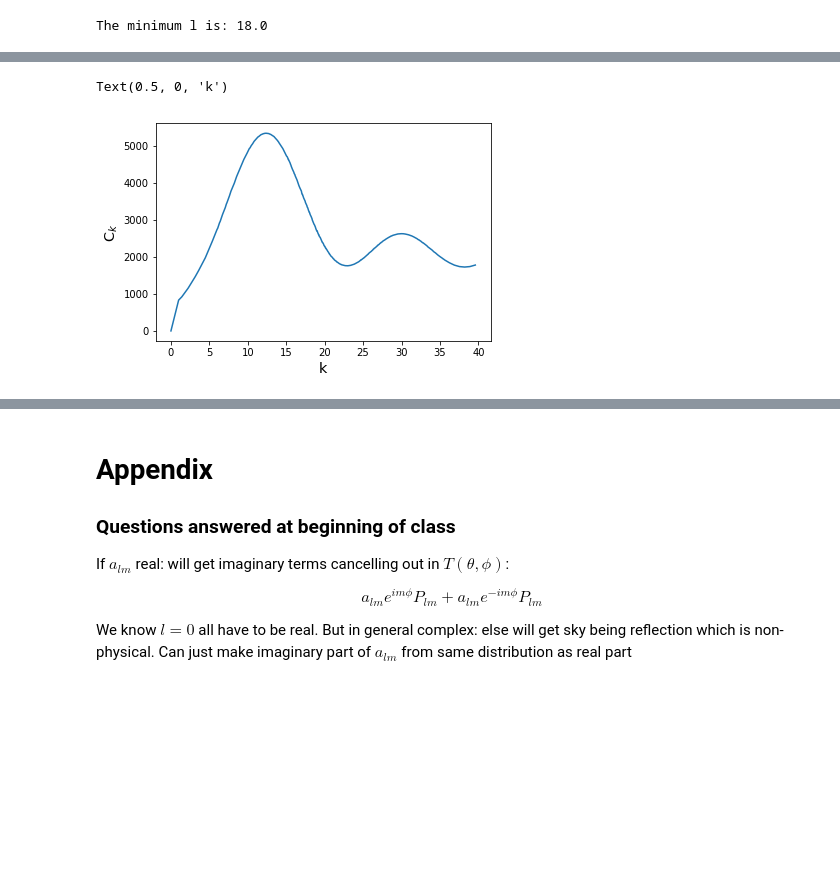
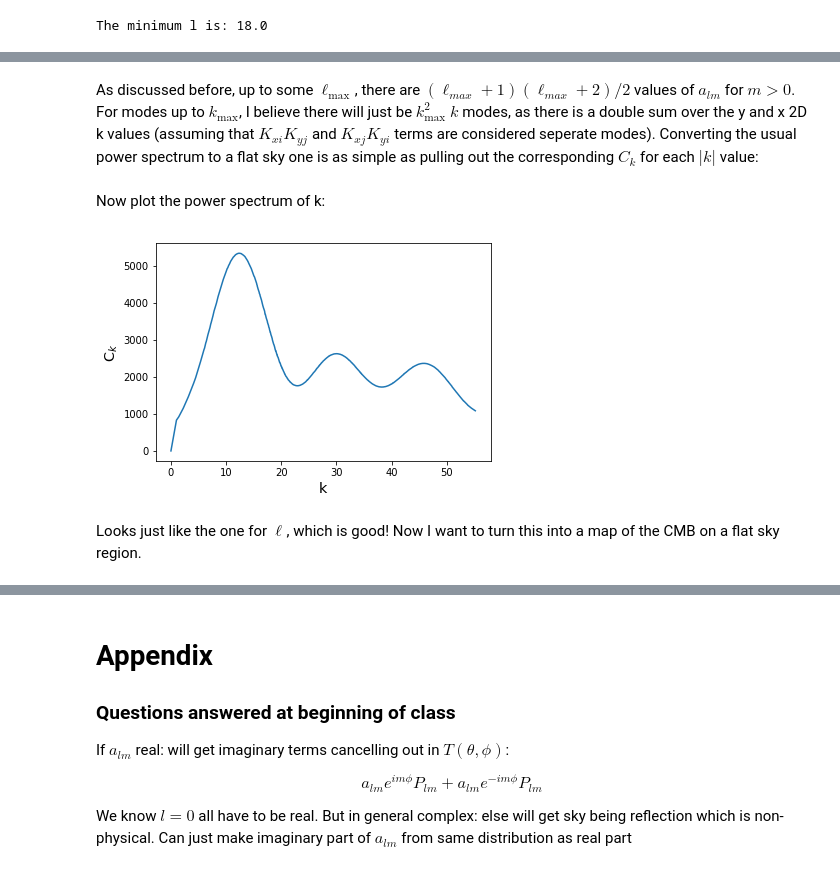
Before and after one commit to marcusmerryfield/phys641_hw, a Jupyter notebook: assignment_4/assignment_4.ipynb, the cells around one changed output, grey strips where cells are left out. Drawn from its saved outputs; the diff is of its cells as text; code cells hidden in the pictures; blank space fills up the shorter version.

```diff
--- a/assignment_4/assignment_4.ipynb
+++ b/assignment_4/assignment_4.ipynb
@@ -165,9 +164,11 @@ As discussed before, up to some $\ell_{\text{max}}$, there are $(\ell_{max} + 1)
+# %% [markdown]
+As discussed before, up to some $\ell_{\text{max}}$, there are $(\ell_{max} + 1)(\ell_{max} + 2)/2$ values of  $a_{lm}$  for $m > 0$. For modes up to $k_{\text{max}}$, I believe there will just be $k_{\text{max}}^2$ $k$ modes, as there is a double sum over the y and x 2D k values (assuming that $K_{xi}K_{yj}$ and $K_{xj}K_{yi}$ terms are considered seperate modes). Converting the usual power spectrum to a flat sky one is as simple as pulling out the corresponding $C_k$ for each $|k|$ value:
 # %%
 max_pixelsize = 360/5000
-npix = 20/(max_pixelsize/20)
+npix = int(20/(max_pixelsize/20))
 k_max = int(1000.0*x/(2*np.pi))
 
-k = np.arange(int(k_max))
+k = np.arange(int(k_max)*np.sqrt(2))
 k[int(len(k)/2):] = k[int(len(k)/2):] - len(k)
 k_x = np.tile(k,(len(k),1))
 k_y = k_x.T
@@ -177,14 +178,18 @@ k = np.sqrt(k_x**2 + k_y**2)
 corresponding_l = np.round(2*np.pi*k/x)
 corresponding_c_l = ps[corresponding_l.astype(int),0] #this is the c_k matrix!
 c_k = corresponding_c_l
-
-F_k = (1/2**0.5)*np.random.normal(0,np.sqrt(c_k)) + (1/2**0.5)*np.random.normal(0,np.sqrt(c_k))*1.j
-cmb_map = np.fft.ifft2(F_k,[npix,npix])
-# %%
-indsort = np.argsort(k.flatten())
-plt.plot(k.flatten()[indsort],c_k.flatten()[indsort])
-plt.ylabel('C$_k$',fontsize='x-large')
-plt.xlabel('k',fontsize='x-large')
-# %% [output]
-Text(0.5, 0, 'k')
-[figure, removed]
+# %% [markdown]
+Now plot the power spectrum of k:
+# %%
+sort = np.argsort(k.flatten())
+k_for_plot = k.flatten()[sort]
+c_k_for_plot = c_k.flatten()[sort]
+# %%
+plt.plot(k_for_plot,c_k_for_plot)
+plt.xlabel('k',fontsize='x-large')
+plt.ylabel('C$_k$',fontsize='x-large')
+plt.show()
+# %% [output]
+[figure, added]
+# %% [markdown]
+Looks just like the one for $\ell$, which is good! Now I want to turn this into a map of the CMB on a flat sky region.
```
Also changed, not shown: parts of 37 cells of this notebook.
